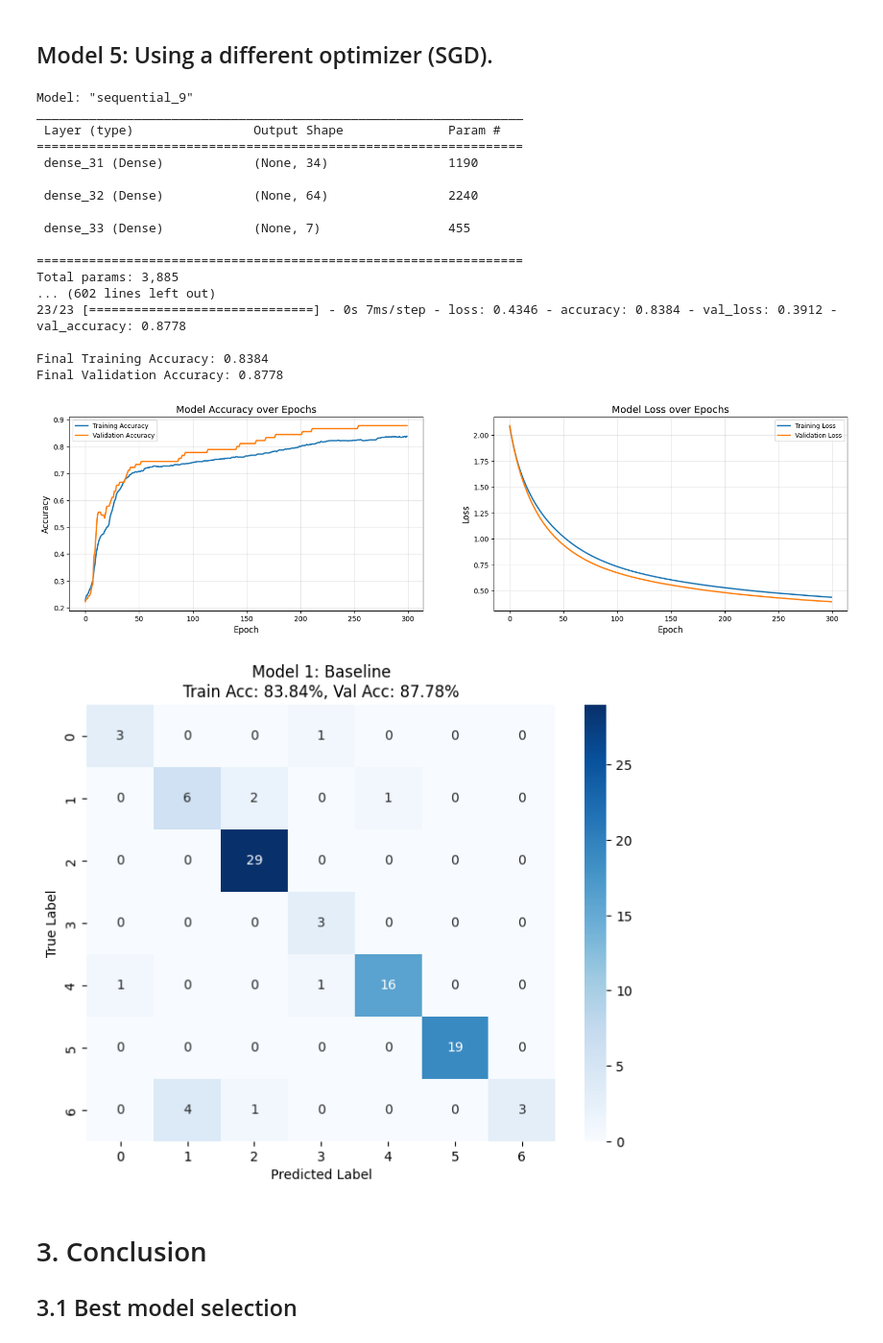
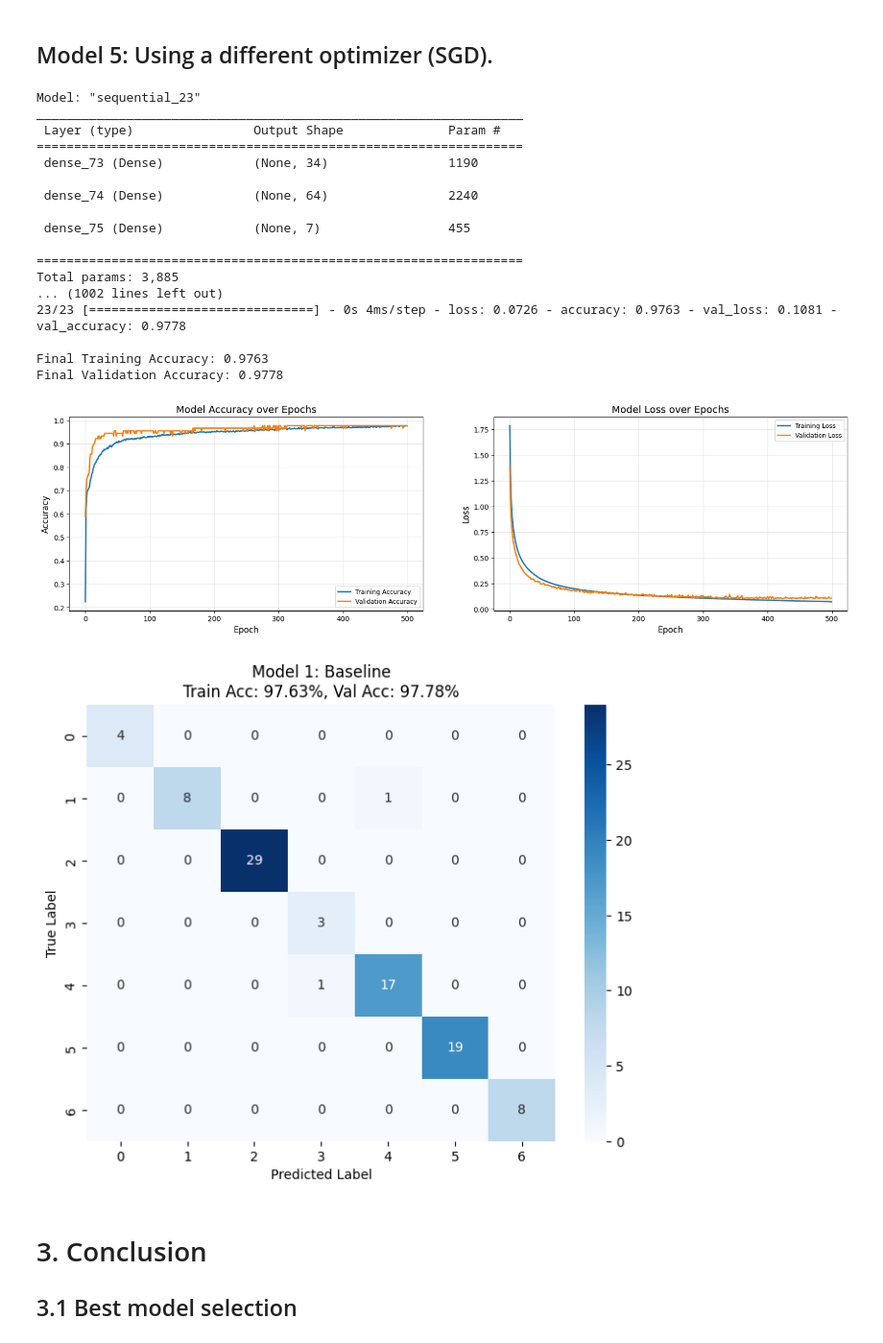
Before and after one commit to DanielMelo46/Neural_Networks_Assignment_1, a Jupyter notebook: assignment_2.ipynb, the cells around one changed output. Shown at 96% size. Drawn from its saved outputs; the diff is of its cells as text; code cells hidden in the pictures.

```diff
--- a/assignment_2.ipynb
+++ b/assignment_2.ipynb
@@ -524,30 +505,30 @@ Final Validation Accuracy: 0.9444
 # %%
 model5 = Sequential([
     Dense(34, activation='relu', input_shape=(34,)),
     Dense(64, activation='relu'),
     Dense(7, activation='softmax')
 ])
-optimizer5 = SGD(learning_rate=0.001)
-model_analysis(model5, X_train, y_train, X_val, y_val, epochs_x=300, optimizer_x=optimizer5)
+optimizer5 = SGD(learning_rate=0.01)
+model_analysis(model5, X_train, y_train, X_val, y_val, epochs_x=500, optimizer_x=optimizer5)
 # %% [output]
-Model: "sequential_9"
+Model: "sequential_23"
 _________________________________________________________________
  Layer (type)                Output Shape              Param #
 =================================================================
- dense_31 (Dense)            (None, 34)                1190
+ dense_73 (Dense)            (None, 34)                1190
 
- dense_32 (Dense)            (None, 64)                2240
+ dense_74 (Dense)            (None, 64)                2240
 
- dense_33 (Dense)            (None, 7)                 455
+ dense_75 (Dense)            (None, 7)                 455
 
 =================================================================
 Total params: 3,885
-... (602 lines left out)
-23/23 [==============================] - 0s 7ms/step - loss: 0.4346 - accuracy: 0.8384 - val_loss: 0.3912 - val_accuracy: 0.8778
+... (1002 lines left out)
+23/23 [==============================] - 0s 4ms/step - loss: 0.0726 - accuracy: 0.9763 - val_loss: 0.1081 - val_accuracy: 0.9778
 
-Final Training Accuracy: 0.8384
-Final Validation Accuracy: 0.8778
+Final Training Accuracy: 0.9763
+Final Validation Accuracy: 0.9778
-[figure, old version]
+[figure, new version]
 [figure]
 # %% [markdown]
 # 3. Conclusion
```
Also changed, not shown: parts of 11 cells of this notebook.
